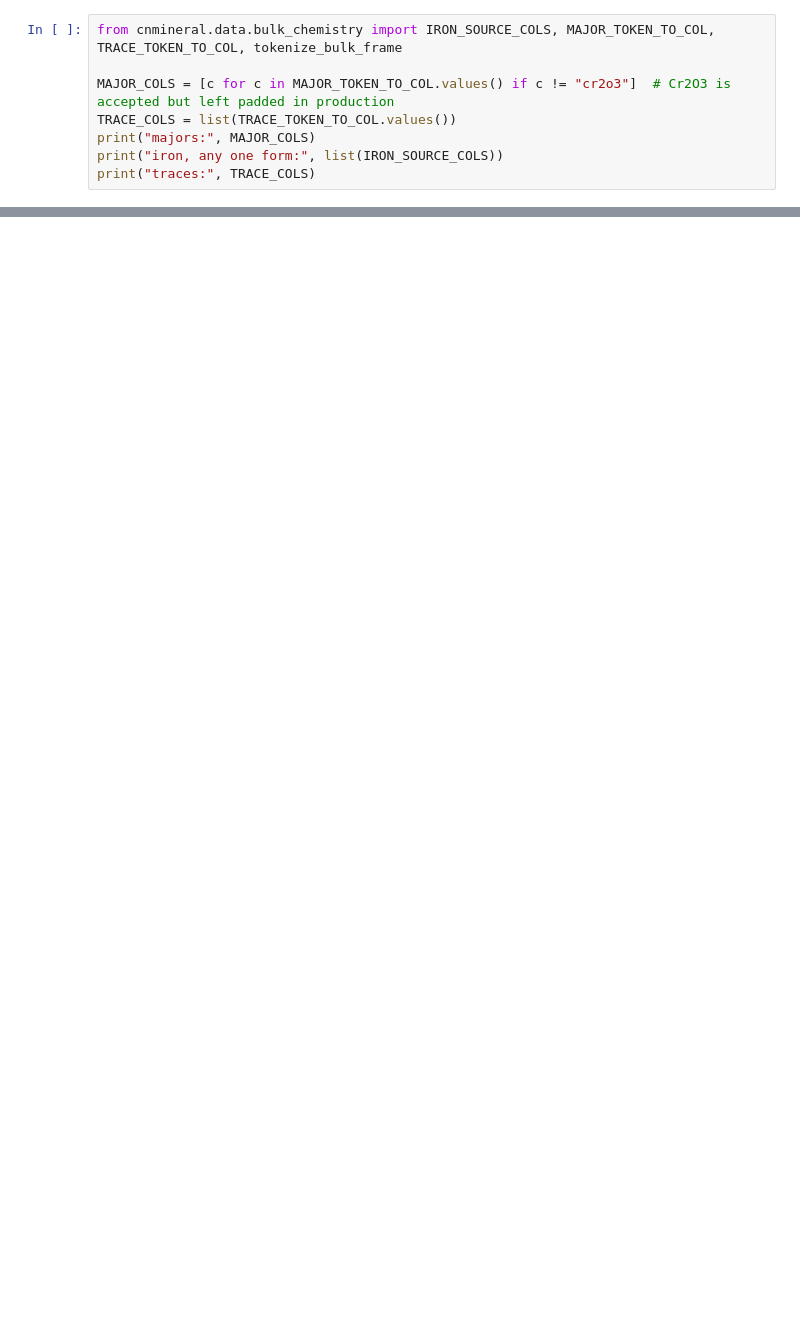
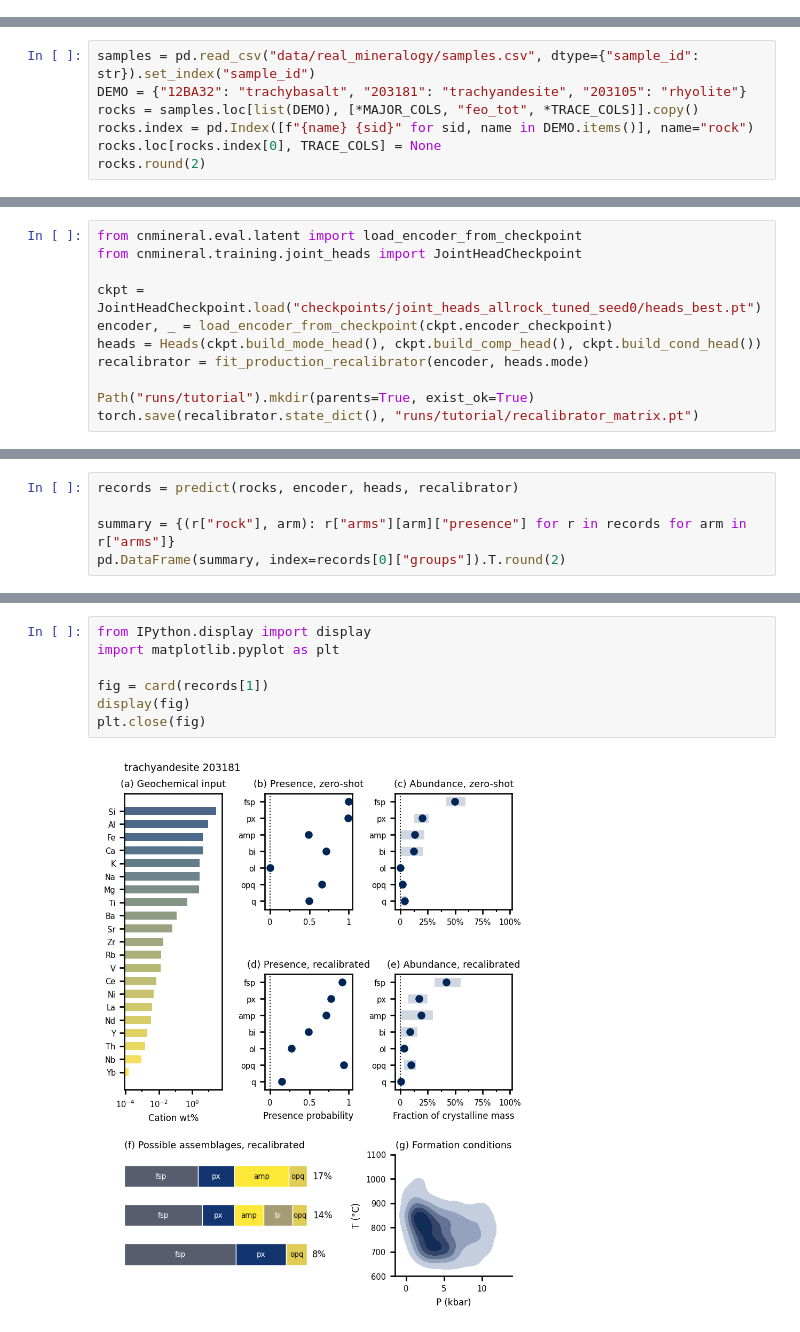
Before and after one commit to matthew-j-liu/phasecast, a Jupyter notebook: docs/tutorial/inference.ipynb, the cells around one changed output, grey strips where cells are left out. Cells and saved outputs as stored; diff of their text form; blank space fills up the shorter version.

```diff
--- a/docs/tutorial/inference.ipynb
+++ b/docs/tutorial/inference.ipynb
@@ -64,8 +0,0 @@ drift from the code.
-# %%
-from cnmineral.data.bulk_chemistry import IRON_SOURCE_COLS, MAJOR_TOKEN_TO_COL, TRACE_TOKEN_TO_COL, tokenize_bulk_frame
-
-MAJOR_COLS = [c for c in MAJOR_TOKEN_TO_COL.values() if c != "cr2o3"]  # Cr2O3 is accepted but left padded in production
-TRACE_COLS = list(TRACE_TOKEN_TO_COL.values())
-print("majors:", MAJOR_COLS)
-print("iron, any one form:", list(IRON_SOURCE_COLS))
-print("traces:", TRACE_COLS)
@@ -520,0 +52,7 @@ print(text[:400], "...")
+# %%
+samples = pd.read_csv("data/real_mineralogy/samples.csv", dtype={"sample_id": str}).set_index("sample_id")
+DEMO = {"12BA32": "trachybasalt", "203181": "trachyandesite", "203105": "rhyolite"}
+rocks = samples.loc[list(DEMO), [*MAJOR_COLS, "feo_tot", *TRACE_COLS]].copy()
+rocks.index = pd.Index([f"{name} {sid}" for sid, name in DEMO.items()], name="rock")
+rocks.loc[rocks.index[0], TRACE_COLS] = None
+rocks.round(2)
@@ -520,0 +102,11 @@ print(text[:400], "...")
+# %%
+from cnmineral.eval.latent import load_encoder_from_checkpoint
+from cnmineral.training.joint_heads import JointHeadCheckpoint
+
+ckpt = JointHeadCheckpoint.load("checkpoints/joint_heads_allrock_tuned_seed0/heads_best.pt")
+encoder, _ = load_encoder_from_checkpoint(ckpt.encoder_checkpoint)
+heads = Heads(ckpt.build_mode_head(), ckpt.build_comp_head(), ckpt.build_cond_head())
+recalibrator = fit_production_recalibrator(encoder, heads.mode)
+
+Path("runs/tutorial").mkdir(parents=True, exist_ok=True)
+torch.save(recalibrator.state_dict(), "runs/tutorial/recalibrator_matrix.pt")
@@ -520,0 +128,5 @@ print(text[:400], "...")
+# %%
+records = predict(rocks, encoder, heads, recalibrator)
+
+summary = {(r["rock"], arm): r["arms"][arm]["presence"] for r in records for arm in r["arms"]}
+pd.DataFrame(summary, index=records[0]["groups"]).T.round(2)
@@ -520,0 +160,9 @@ print(text[:400], "...")
+# %%
+from IPython.display import display
+import matplotlib.pyplot as plt
+
+fig = card(records[1])
+display(fig)
+plt.close(fig)
+# %% [output]
+[figure, added]
```
Also changed, not shown: parts of 43 cells of this notebook, 3 other files.
